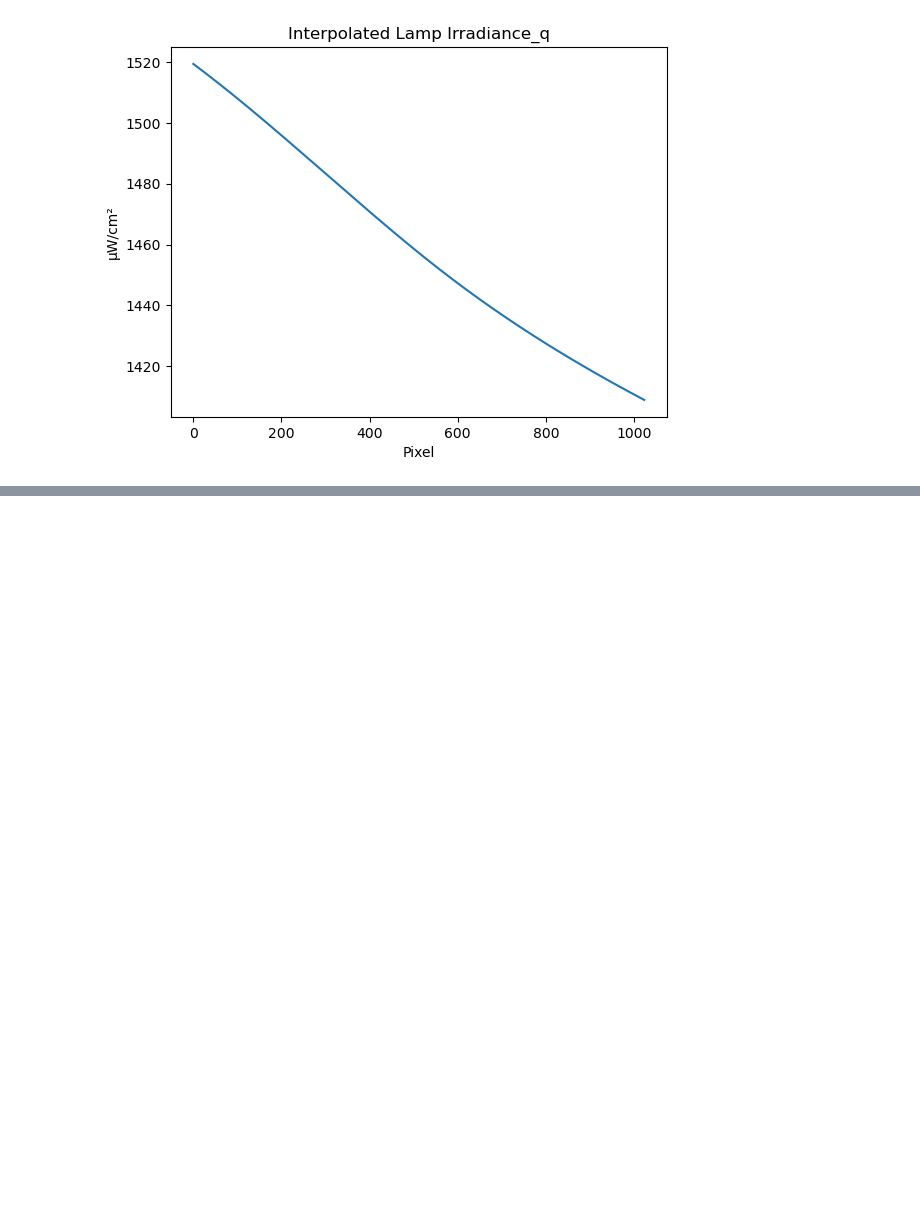
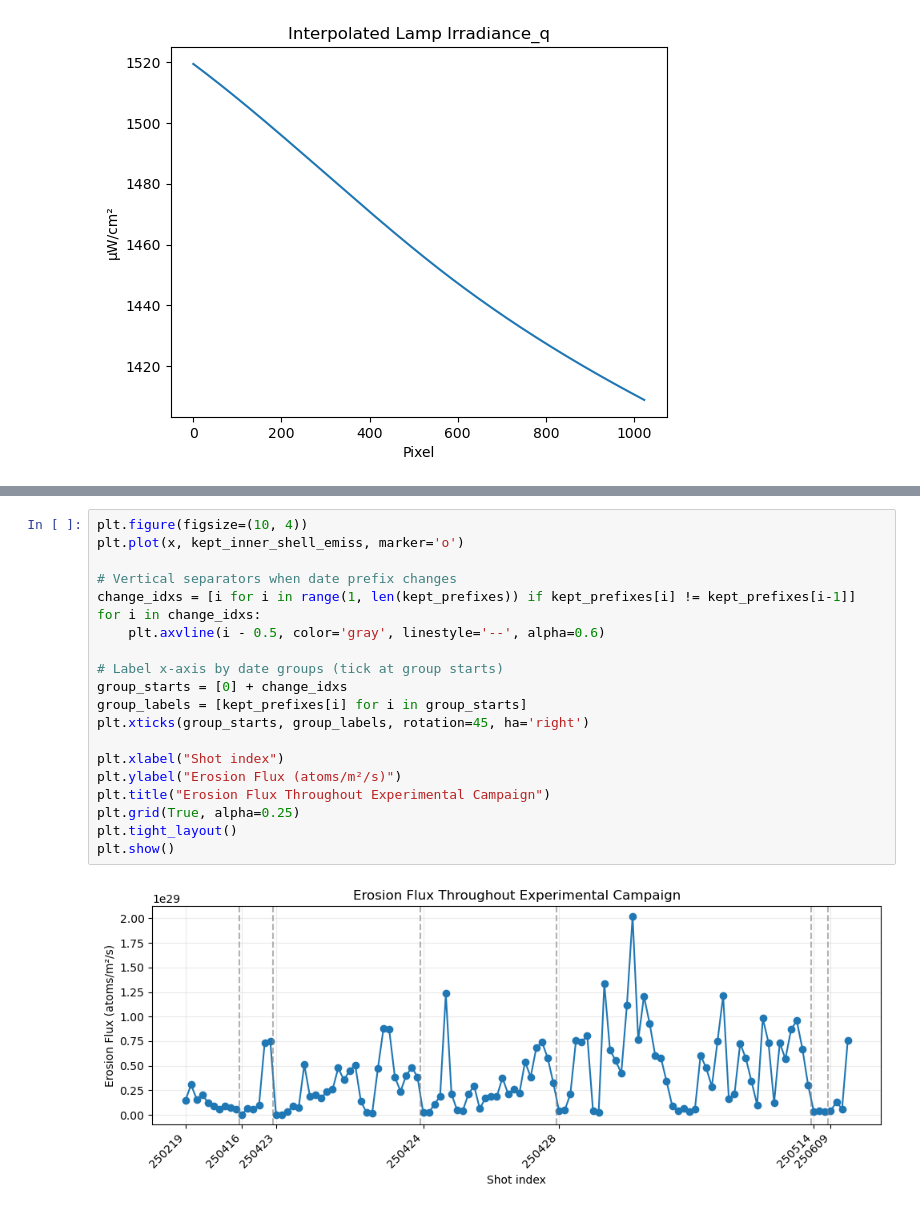
Before and after one commit to elyselian/spectroscopy, a Jupyter notebook: clean_testing_notebook.ipynb, the cells around one changed output, grey strips where cells are left out. Drawn from its saved outputs; the diff is of its cells as text; blank space fills up the shorter version.

```diff
--- a/clean_testing_notebook.ipynb
+++ b/clean_testing_notebook.ipynb
@@ -498,0 +723,22 @@ eps = [7.12886255e+27 4.41868108e+27 2.09845363e+27 8.26545932e+26
+# %%
+plt.figure(figsize=(10, 4))
+plt.plot(x, kept_inner_shell_emiss, marker='o')
+
+# Vertical separators when date prefix changes
+change_idxs = [i for i in range(1, len(kept_prefixes)) if kept_prefixes[i] != kept_prefixes[i-1]]
+for i in change_idxs:
+    plt.axvline(i - 0.5, color='gray', linestyle='--', alpha=0.6)
+
+# Label x-axis by date groups (tick at group starts)
+group_starts = [0] + change_idxs
+group_labels = [kept_prefixes[i] for i in group_starts]
+plt.xticks(group_starts, group_labels, rotation=45, ha='right')
+
+plt.xlabel("Shot index")
+plt.ylabel("Erosion Flux (atoms/m²/s)")
+plt.title("Erosion Flux Throughout Experimental Campaign")
+plt.grid(True, alpha=0.25)
+plt.tight_layout()
+plt.show()
+# %% [output]
+[figure, added]
```
Also changed, not shown: parts of 9 cells of this notebook, 2 other files.
